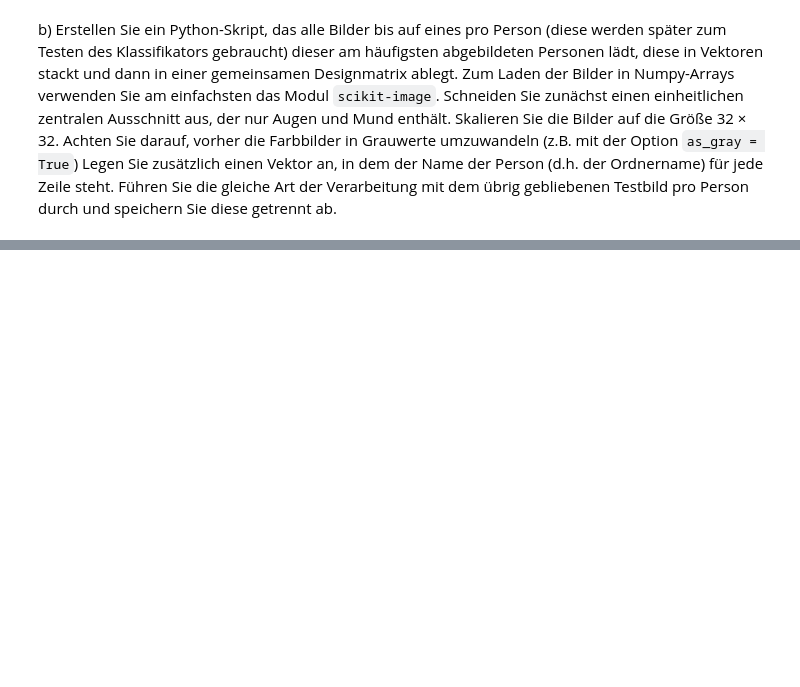
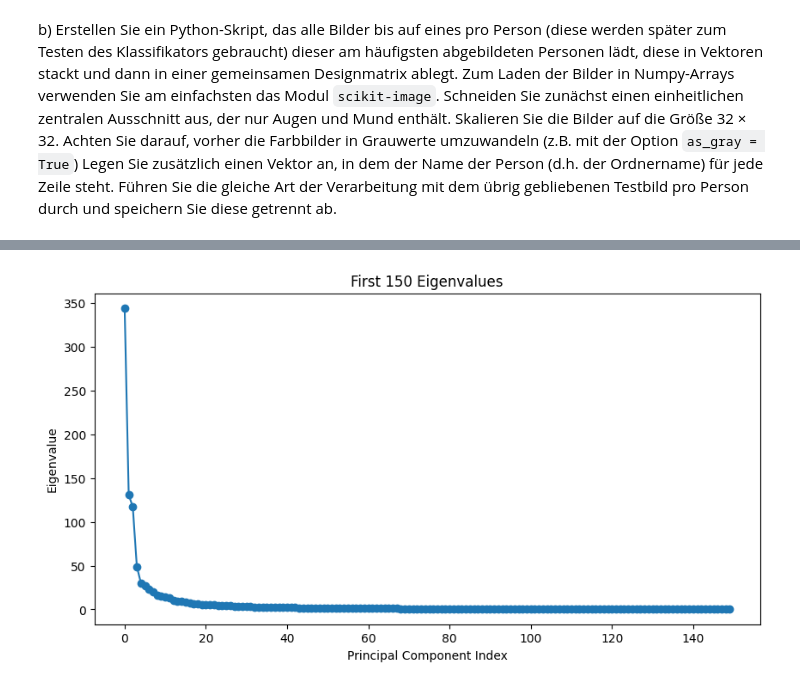
Before and after one commit to haasentimo/MachineLearning, a Jupyter notebook: Aufgabe2/Nummer1.ipynb, the cells around one changed output, grey strips where cells are left out. Saved outputs shown, nothing was run; the diff lists cells and outputs as text; code cells hidden in the pictures; blank space fills up the shorter version.

```diff
--- a/Aufgabe2/Nummer1.ipynb
+++ b/Aufgabe2/Nummer1.ipynb
@@ -486,0 +420,36 @@ executing.executing.NotOneValueFound: Expected one value, found 0
+# %%
+def preprocess_image(image_path, crop_coords=(50, 50, 100, 100), output_size=(32, 32)):
+    """
+    Load, crop, convert to grayscale, resize, and flatten the image.
+    """
+    image = io.imread(image_path)
+
+    # Wenn farbig, in Graustufen umwandeln
+    if image.ndim == 3:
+        image = color.rgb2gray(image)
+
+    # Bild zuschneiden
+    h, w = image.shape
+    cropped_image = image[crop_coords[0]:h-crop_coords[1], crop_coords[2]:w-crop_coords[3]]
+
+    # Skalieren auf 32x32 Pixel
+    resized_image = resize(cropped_image, output_size, anti_aliasing=True)
+
+    # Bild in Vektor umwandeln
+    return resized_image.flatten()
+# %%
+import numpy as np
+
+train_data = []
+train_labels = []
+
+# Daten und Label separieren
+for path in train_paths:
+    person_name = Path(path).parent.name
+    processed_image = preprocess_image(path)
+    train_data.append(processed_image)
+    train_labels.append(person_name)
+
+# Designmatrix durch Stacking der Bilder erstellen und Labels in Array umwandeln
+X_train = np.vstack(train_data)
+y_train = np.array(train_labels)
@@ -486,0 +530,11 @@ executing.executing.NotOneValueFound: Expected one value, found 0
+# %%
+import matplotlib.pyplot as plt
+
+plt.figure(figsize=(10, 5))
+plt.plot(eigenvalues, marker='o', linestyle='-')
+plt.title('First 150 Eigenvalues')
+plt.xlabel('Principal Component Index')
+plt.ylabel('Eigenvalue')
+plt.show()
+# %% [output]
+[figure, added]
```
Also changed, not shown: parts of 11 cells of this notebook.
